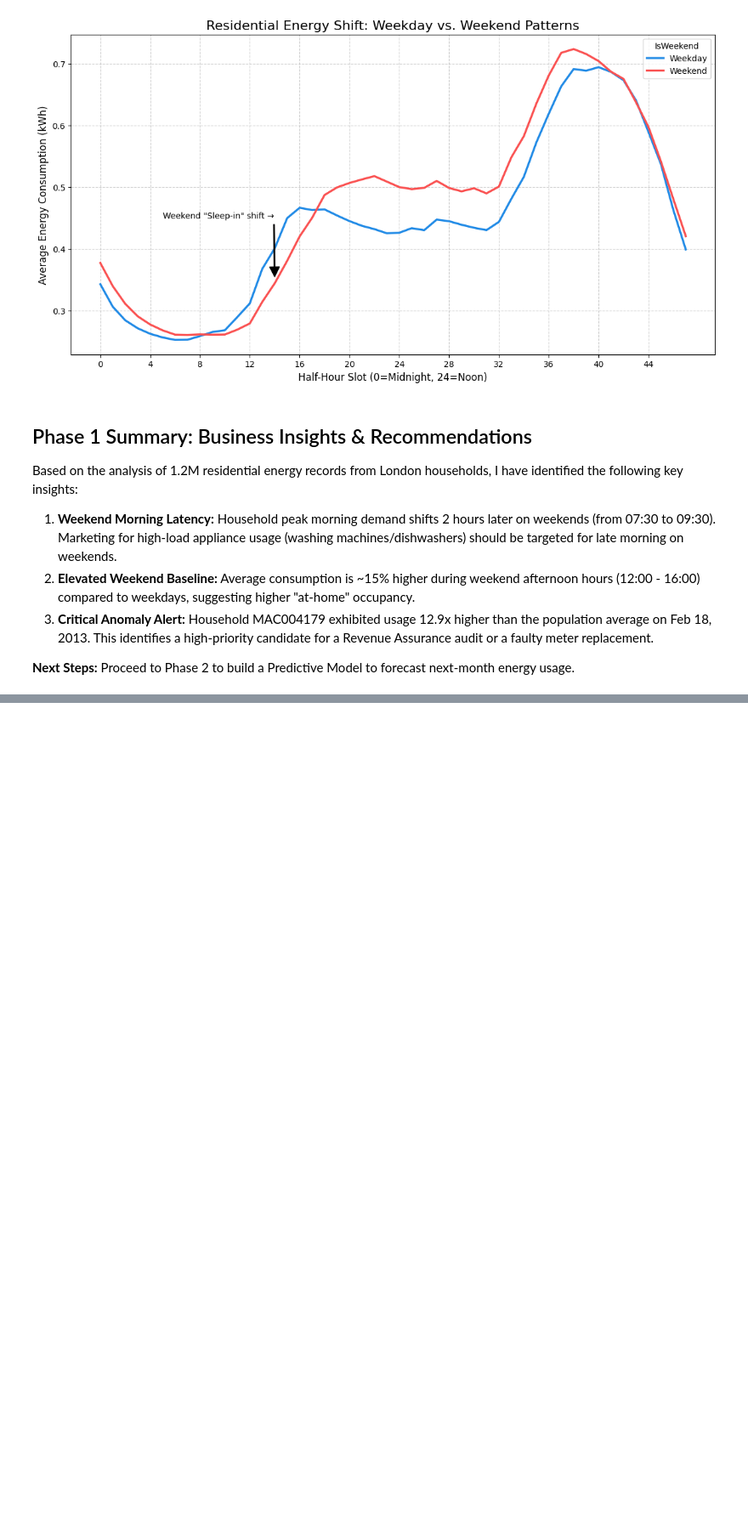
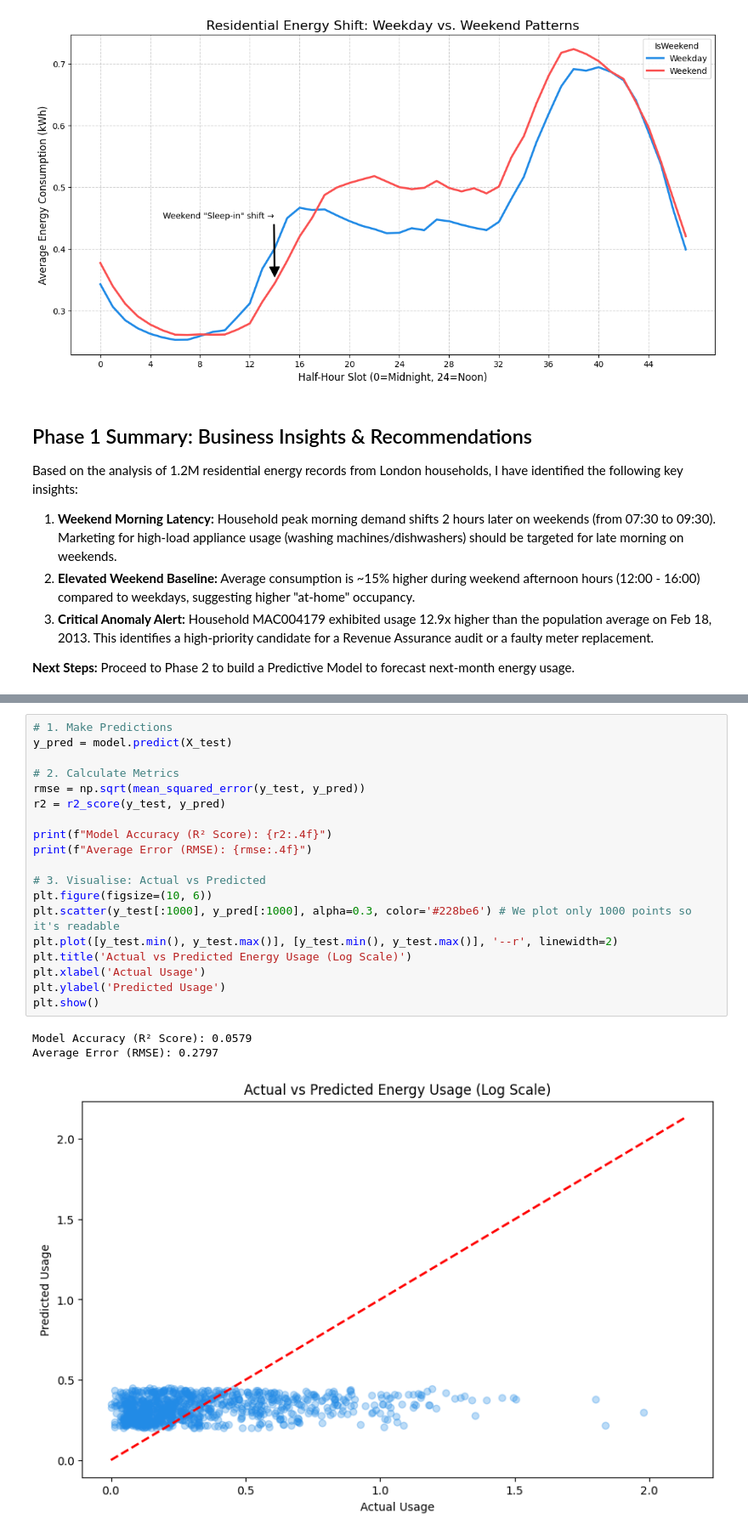
Before and after one commit to Kennyg-w/smart-meter-energy-analysis, a Jupyter notebook: notebooks/analysis.ipynb, the cells around one changed output, grey strips where cells are left out. Shown at 85% size. Drawn from its saved outputs; the diff is of its cells as text; blank space fills up the shorter version.

```diff
--- a/notebooks/analysis.ipynb
+++ b/notebooks/analysis.ipynb
@@ -266,0 +364,23 @@ Based on the analysis of 1.2M residential energy records from London households,
+# %%
+# 1. Make Predictions
+y_pred = model.predict(X_test)
+
+# 2. Calculate Metrics
+rmse = np.sqrt(mean_squared_error(y_test, y_pred))
+r2 = r2_score(y_test, y_pred)
+
+print(f"Model Accuracy (R² Score): {r2:.4f}")
+print(f"Average Error (RMSE): {rmse:.4f}")
+
+# 3. Visualise: Actual vs Predicted
+plt.figure(figsize=(10, 6))
+plt.scatter(y_test[:1000], y_pred[:1000], alpha=0.3, color='#228be6') # We plot only 1000 points so it's readable
+plt.plot([y_test.min(), y_test.max()], [y_test.min(), y_test.max()], '--r', linewidth=2)
+plt.title('Actual vs Predicted Energy Usage (Log Scale)')
+plt.xlabel('Actual Usage')
+plt.ylabel('Predicted Usage')
+plt.show()
+# %% [output]
+Model Accuracy (R² Score): 0.0579
+Average Error (RMSE): 0.2797
+[figure, added]
```
Also changed, not shown: parts of 6 cells of this notebook.
